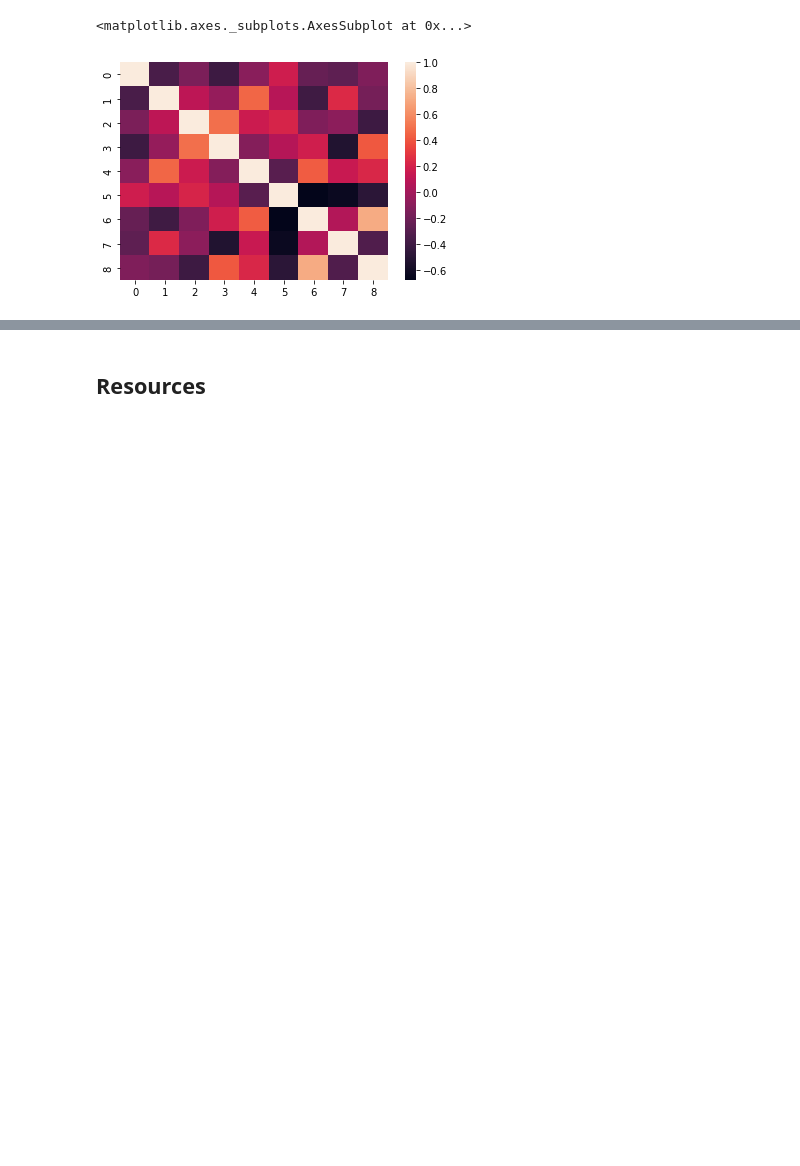
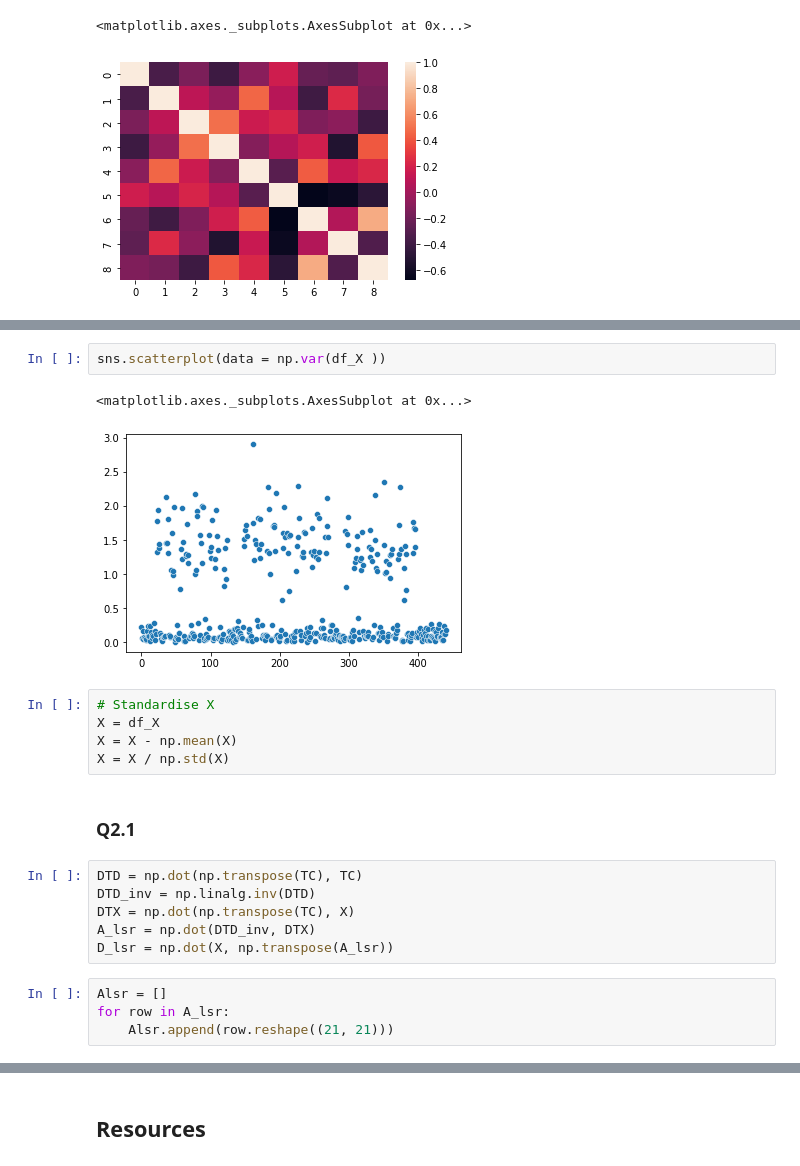
Before and after one commit to HesterLim/Applied-Data-Science-2021-Semester-2-Assignment-1, a Jupyter notebook: dataset-generate.ipynb, the cells around one changed output, grey strips where cells are left out. Cells and saved outputs as stored; diff of their text form; blank space fills up the shorter version.

```diff
--- a/dataset-generate.ipynb
+++ b/dataset-generate.ipynb
@@ -470,0 +492,22 @@ array([[ 0.54461659, -0.12570155,  0.04485569, ..., -0.42407755,
+# %%
+sns.scatterplot(data = np.var(df_X ))
+# %% [output]
+<matplotlib.axes._subplots.AxesSubplot at 0x...>
+[figure, added]
+# %%
+# Standardise X
+X = df_X
+X = X - np.mean(X)
+X = X / np.std(X)
+# %% [markdown]
+### Q2.1
+# %%
+DTD = np.dot(np.transpose(TC), TC)
+DTD_inv = np.linalg.inv(DTD)
+DTX = np.dot(np.transpose(TC), X)
+A_lsr = np.dot(DTD_inv, DTX)
+D_lsr = np.dot(X, np.transpose(A_lsr))
+# %%
+Alsr = []
+for row in A_lsr:
+    Alsr.append(row.reshape((21, 21)))
```
Also changed, not shown: parts of 9 cells of this notebook.
